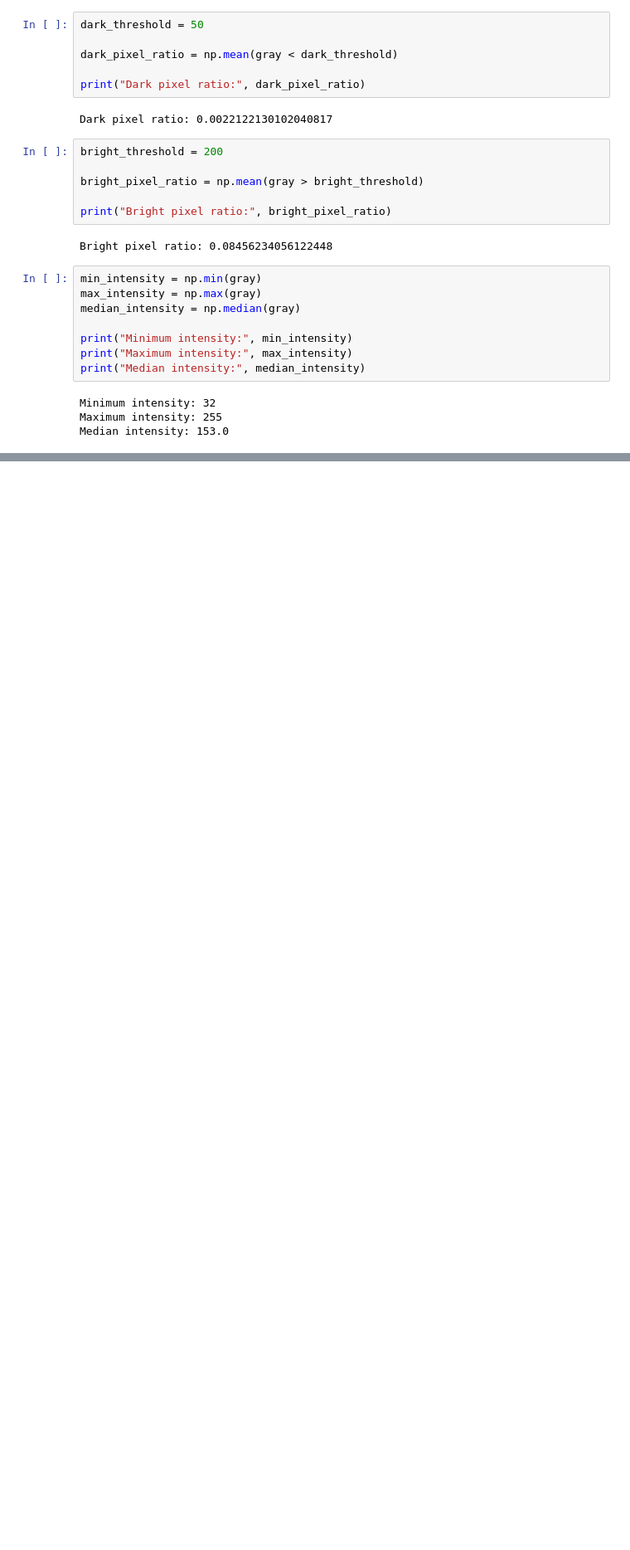
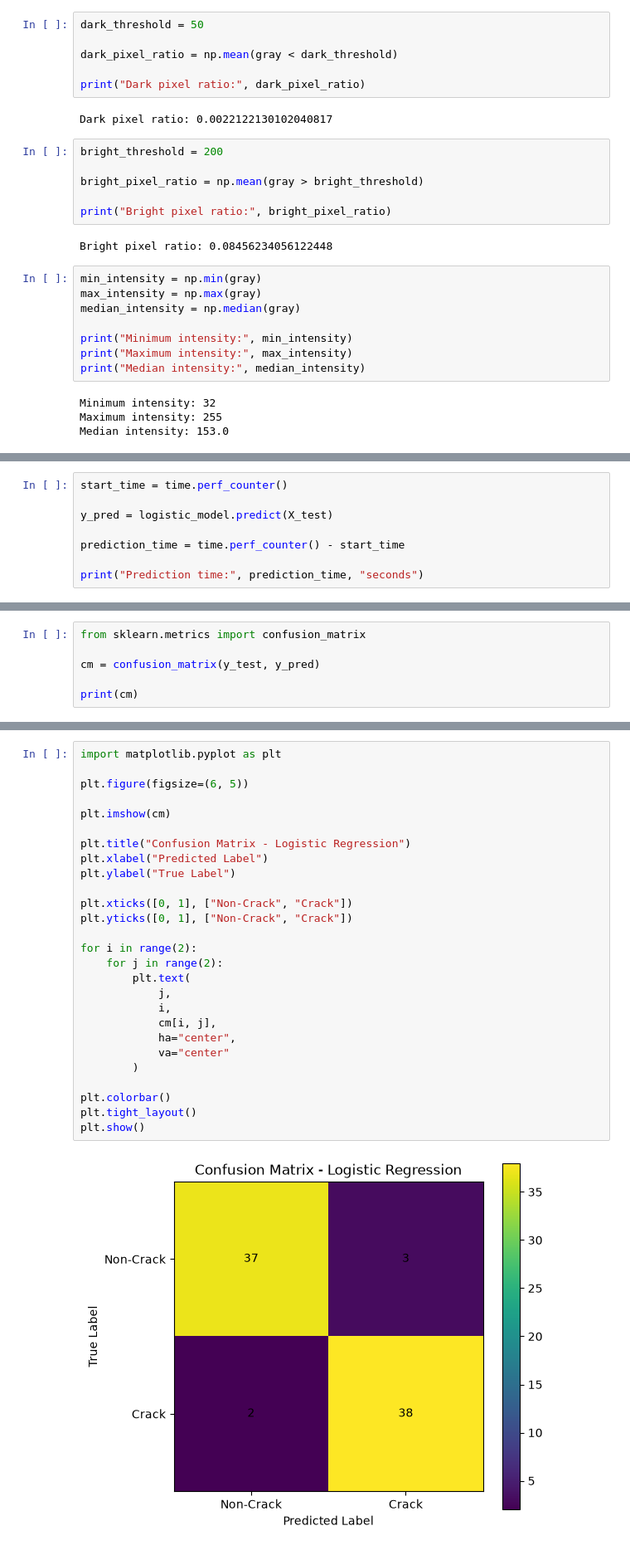
Before and after one commit to Bhargeshjani03/202618010_JaniBhargesh_DS605, a Jupyter notebook: 202618010_Lab_8/notebooks/202618010_Lab_06.ipynb, the cells around one changed output, grey strips where cells are left out. Shown at 83% size. Saved outputs shown, nothing was run; the diff lists cells and outputs as text; blank space fills up the shorter version.

```diff
--- a/202618010_Lab_8/notebooks/202618010_Lab_06.ipynb
+++ b/202618010_Lab_8/notebooks/202618010_Lab_06.ipynb
@@ -195,0 +422,8 @@ Median intensity: 153.0
+# %%
+start_time = time.perf_counter()
+
+y_pred = logistic_model.predict(X_test)
+
+prediction_time = time.perf_counter() - start_time
+
+print("Prediction time:", prediction_time, "seconds")
@@ -195,0 +454,6 @@ Median intensity: 153.0
+# %%
+from sklearn.metrics import confusion_matrix
+
+cm = confusion_matrix(y_test, y_pred)
+
+print(cm)
@@ -195,0 +463,29 @@ Median intensity: 153.0
+# %%
+import matplotlib.pyplot as plt
+
+plt.figure(figsize=(6, 5))
+
+plt.imshow(cm)
+
+plt.title("Confusion Matrix - Logistic Regression")
+plt.xlabel("Predicted Label")
+plt.ylabel("True Label")
+
+plt.xticks([0, 1], ["Non-Crack", "Crack"])
+plt.yticks([0, 1], ["Non-Crack", "Crack"])
+
+for i in range(2):
+    for j in range(2):
+        plt.text(
+            j,
+            i,
+            cm[i, j],
+            ha="center",
+            va="center"
+        )
+
+plt.colorbar()
+plt.tight_layout()
+plt.show()
+# %% [output]
+[figure, added]
```
Also changed, not shown: parts of 48 cells of this notebook, 9 other files.
